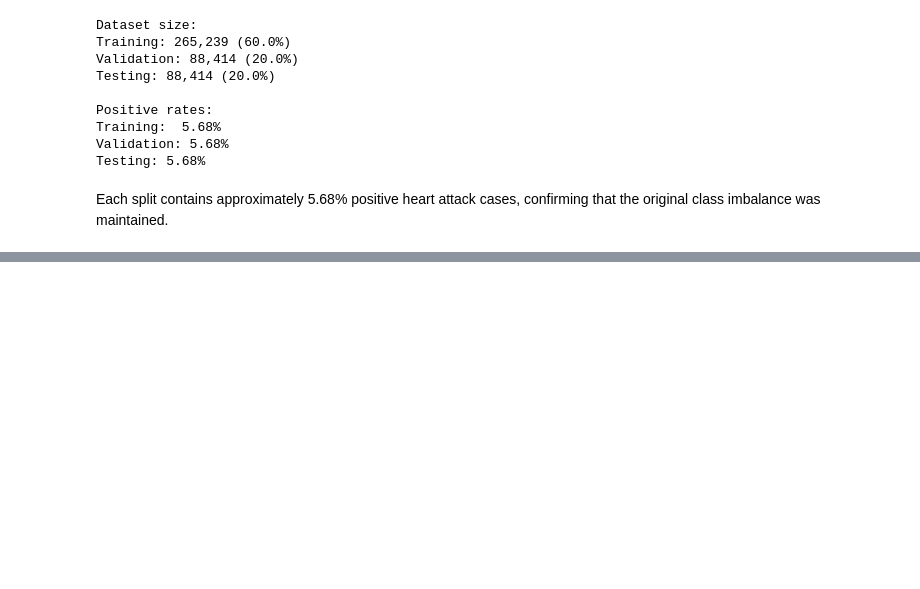
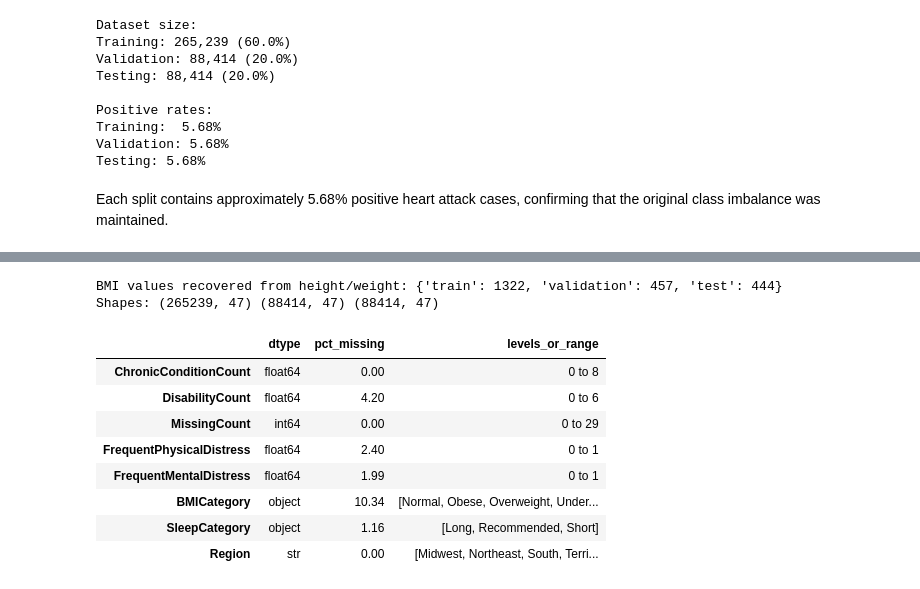
Before and after one commit to Break-Through-Tech/Healthcare-2A-predicting-heart-disease-risk-from-health-survey-indicators, a Jupyter notebook: Notebooks/milestone1_eda_starter.ipynb, the cells around one changed output, grey strips where cells are left out. Drawn from its saved outputs; the diff is of its cells as text; code cells hidden in the pictures; blank space fills up the shorter version.

```diff
--- a/Notebooks/milestone1_eda_starter.ipynb
+++ b/Notebooks/milestone1_eda_starter.ipynb
@@ -645,0 +803,35 @@ Each split contains approximately 5.68% positive heart attack cases, confirming
+# %%
+# 7.3B
+
+X_train_fe = prepare_features(X_train)
+X_val_fe = prepare_features(X_val)
+X_test_fe = prepare_features(X_test)
+
+recovered = {name: int((raw['BMI'].isna() & fe['BMI'].notna()).sum())
+             for name, raw, fe in [('train', X_train, X_train_fe), ('validation', X_val, X_val_fe),
+                                   ('test', X_test, X_test_fe)]}
+print('BMI values recovered from height/weight:', recovered)
+print('Shapes:', X_train_fe.shape, X_val_fe.shape, X_test_fe.shape, '\n')
+
+def describe_levels(s):
+    if pd.api.types.is_numeric_dtype(s):           # works for pandas 2 (object) and pandas 3 (str) text columns
+        return f'{s.min():g} to {s.max():g}'
+    return sorted(s.dropna().unique().tolist())
+
+display(pd.DataFrame({
+    'dtype': X_train_fe[ENGINEERED_COLS].dtypes.astype(str),
+    'pct_missing': (100 * X_train_fe[ENGINEERED_COLS].isna().mean()).round(2),
+    'levels_or_range': [describe_levels(X_train_fe[c]) for c in ENGINEERED_COLS],
+}))
+# %% [output]
+BMI values recovered from height/weight: {'train': 1322, 'validation': 457, 'test': 444}
+Shapes: (265239, 47) (88414, 47) (88414, 47)
+|  | dtype | pct_missing | levels_or_range |
+| ChronicConditionCount | float64 | 0.00 | 0 to 8 |
+| DisabilityCount | float64 | 4.20 | 0 to 6 |
+| MissingCount | int64 | 0.00 | 0 to 29 |
+| FrequentPhysicalDistress | float64 | 2.40 | 0 to 1 |
+| FrequentMentalDistress | float64 | 1.99 | 0 to 1 |
+| BMICategory | object | 10.34 | [Normal, Obese, Overweight, Under... |
+| SleepCategory | object | 1.16 | [Long, Recommended, Short] |
+| Region | str | 0.00 | [Midwest, Northeast, South, Terri... |
```
Also changed, not shown: parts of 13 cells of this notebook.
